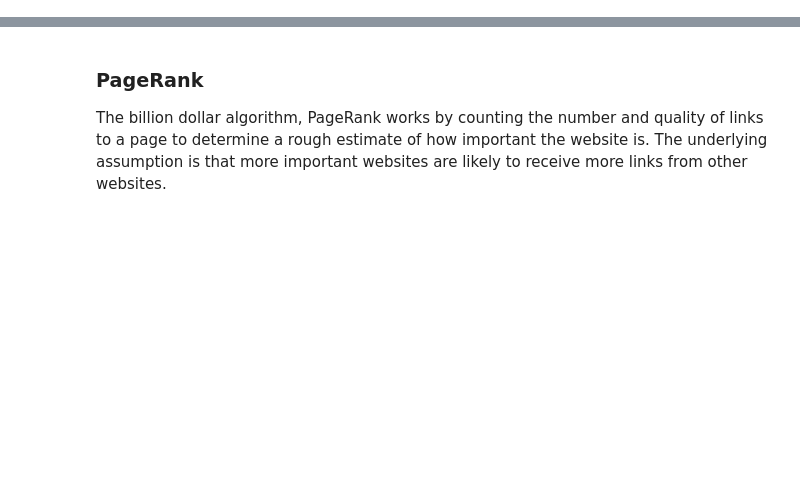
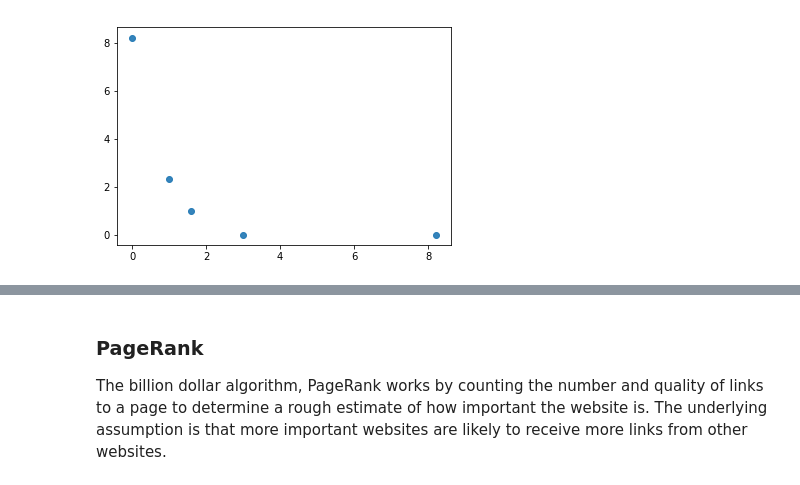
Before and after one commit to inp2/Security-Plus-Data-Science, a Jupyter notebook: Module_06/Module_06_03.ipynb, the cells around one changed output, grey strips where cells are left out. Saved outputs shown, nothing was run; the diff lists cells and outputs as text; code cells hidden in the pictures; blank space fills up the shorter version.

```diff
--- a/Module_06/Module_06_03.ipynb
+++ b/Module_06/Module_06_03.ipynb
@@ -126,11 +0,0 @@ plt.show()
-# %%
-d = {}
-for i, j in dict(nx.degree(G_book4)).items():
-    if j in d:
-        d[j] += 1
-    else:
-        d[j] = 1
-x = np.log2(list((d.keys())))
-y = np.log2(list(d.values()))
-plt.scatter(x, y, alpha=0.9)
-plt.show()
@@ -199,0 +54,13 @@ sorted(nx.betweenness_centrality(G_book2, weight='weight').items(), key=lambda x
+# %%
+d = {}
+for i, j in dict(nx.degree(G)).items():
+    if j in d:
+        d[j] += 1
+    else:
+        d[j] = 1
+x = np.log2(list((d.keys())))
+y = np.log2(list(d.values()))
+plt.scatter(x, y, alpha=0.9)
+plt.show()
+# %% [output]
+[figure, added]
```
Also changed, not shown: parts of 56 cells of this notebook, 7 other files.
